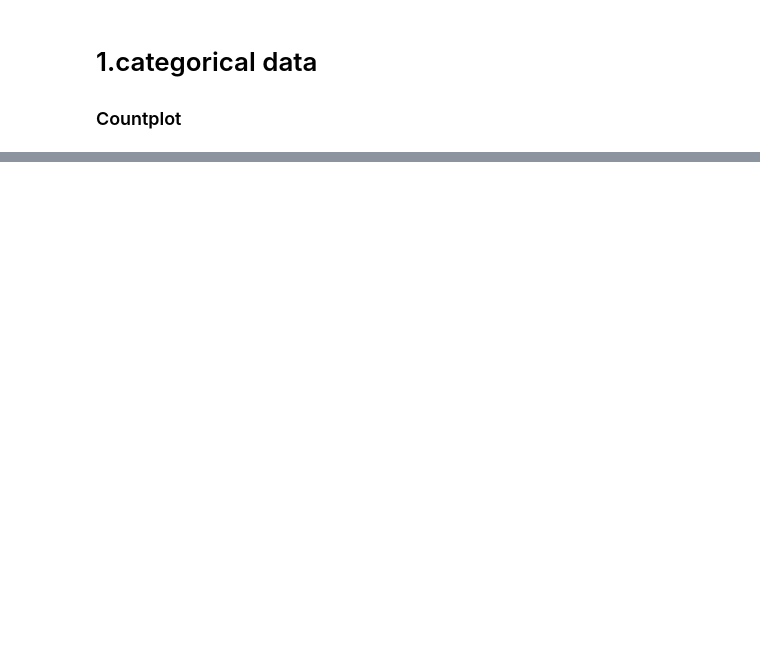
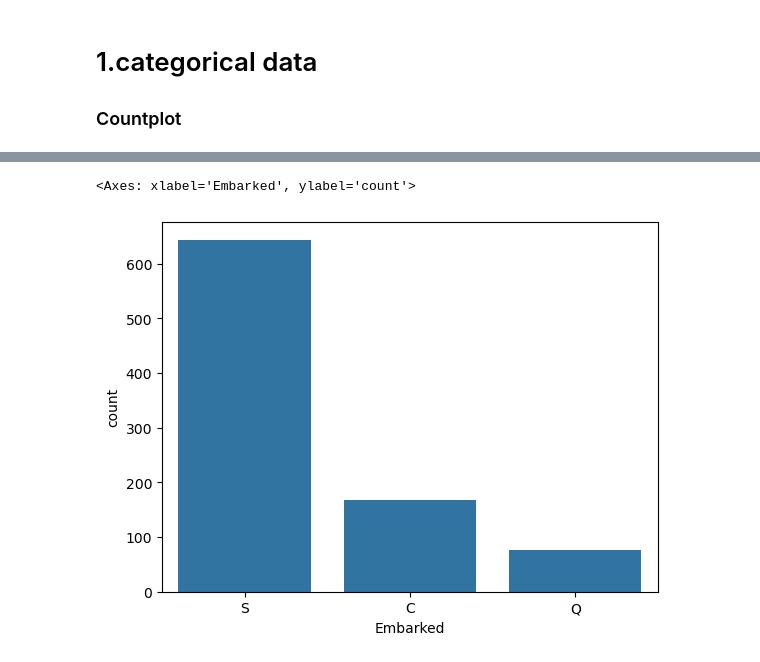
Before and after one commit to Swayam7Garg/ML-learning-journey, a Jupyter notebook: 5/20univariateanalysis.ipynb, the cells around one changed output, grey strips where cells are left out. Drawn from its saved outputs; the diff is of its cells as text; code cells hidden in the pictures; blank space fills up the shorter version.

```diff
--- a/5/20univariateanalysis.ipynb
+++ b/5/20univariateanalysis.ipynb
@@ -28,0 +34,5 @@ os.getcwd()
+# %%
+sns.countplot(x=df['Embarked'])
+# %% [output]
+<Axes: xlabel='Embarked', ylabel='count'>
+[figure, added]
```
Also changed, not shown: parts of 13 cells of this notebook.
